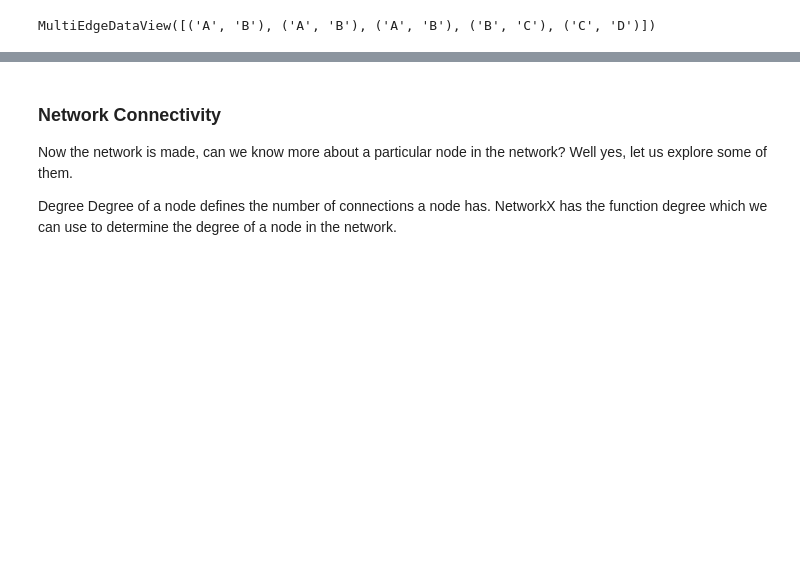
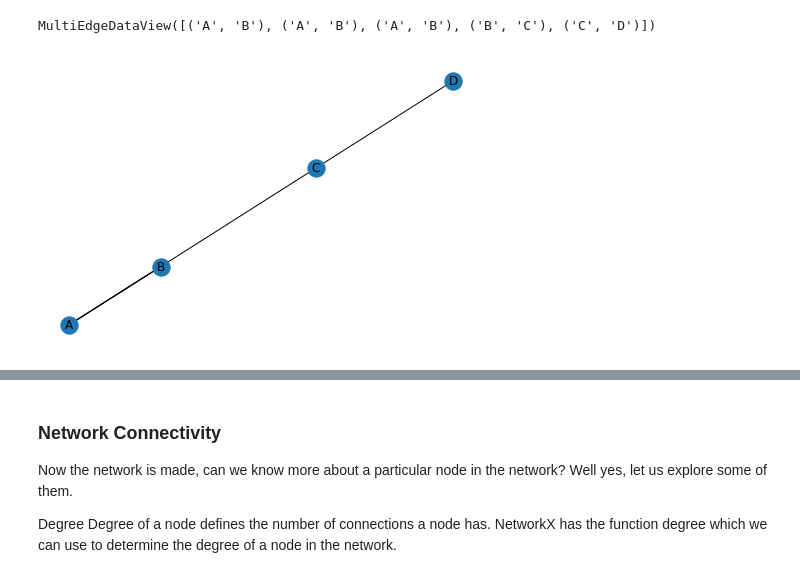
Before and after one commit to arunabh15091989/LighthouseLabs-LectureNotes, a Jupyter notebook: W9D3/Graph Analysis.ipynb, the cells around one changed output, grey strips where cells are left out. Saved outputs shown, nothing was run; the diff lists cells and outputs as text; code cells hidden in the pictures; blank space fills up the shorter version.

```diff
--- a/W9D3/Graph Analysis.ipynb
+++ b/W9D3/Graph Analysis.ipynb
@@ -106,6 +151,10 @@ G.add_edge('D','C',relation='friend')
 G.edges()
 # %% [output]
 MultiEdgeDataView([('A', 'B'), ('A', 'B'), ('A', 'B'), ('B', 'C'), ('C', 'D')])
+# %%
+nx.draw(G, pos=nx.spring_layout(G),with_labels=True)
+# %% [output]
+[figure, added]
 # %%
 nx.draw_networkx(G)
 # %% [output]
```
Also changed, not shown: parts of 18 cells of this notebook, 8 other files.
